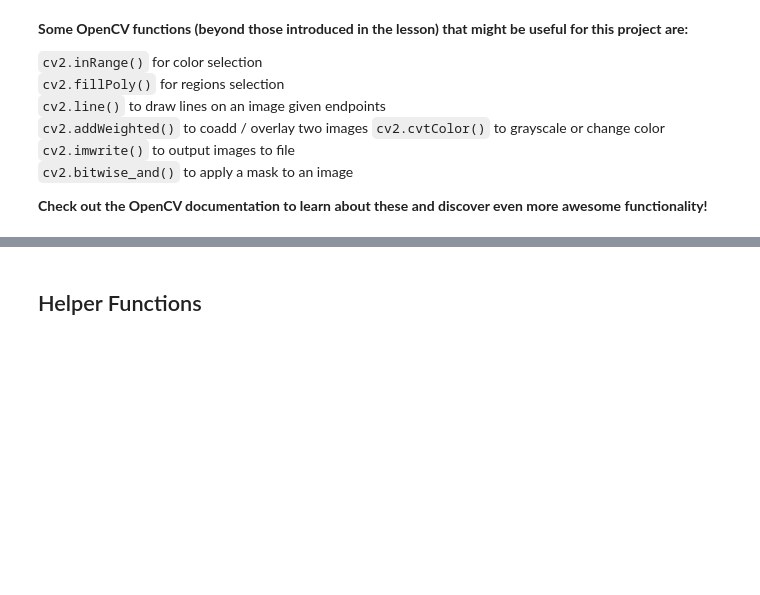
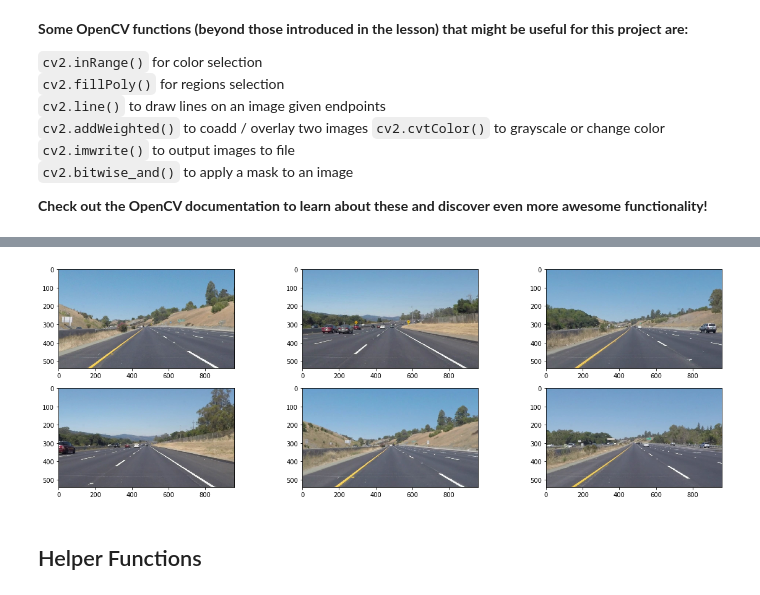
Before and after one commit to miguelaaguilar/CarND-LaneLines-P1, a Jupyter notebook: P1.ipynb, the cells around one changed output, grey strips where cells are left out. Cells and saved outputs as stored; diff of their text form; code cells hidden in the pictures; blank space fills up the shorter version.

```diff
--- a/P1.ipynb
+++ b/P1.ipynb
@@ -77,3 +82,24 @@ This image is: <class 'numpy.ndarray'> with dimensions: (540, 960, 3)
+# %%
+def show_images(images, colormap='gray'):
+    plt.figure(figsize=(20,10))
+    columns = 3
+    for i, image in enumerate(images):
+        plt.subplot(len(images) / columns + 1, columns, i + 1)
+        plt.imshow(image, cmap=colormap)
+# %%
+import os
+
+def get_images():
+    test_images = os.listdir("test_images/")
+    images = []
+    for i, image_file in enumerate(test_images):
+        images.append(mpimg.imread("test_images/" + image_file))
+    return images
+
+images = get_images()
+show_images(images)
+# %% [output]
+[figure, added]
 # %% [markdown]
 ## Helper Functions
 # %% [markdown]
```
Also changed, not shown: parts of 30 cells of this notebook, 3 other files.
